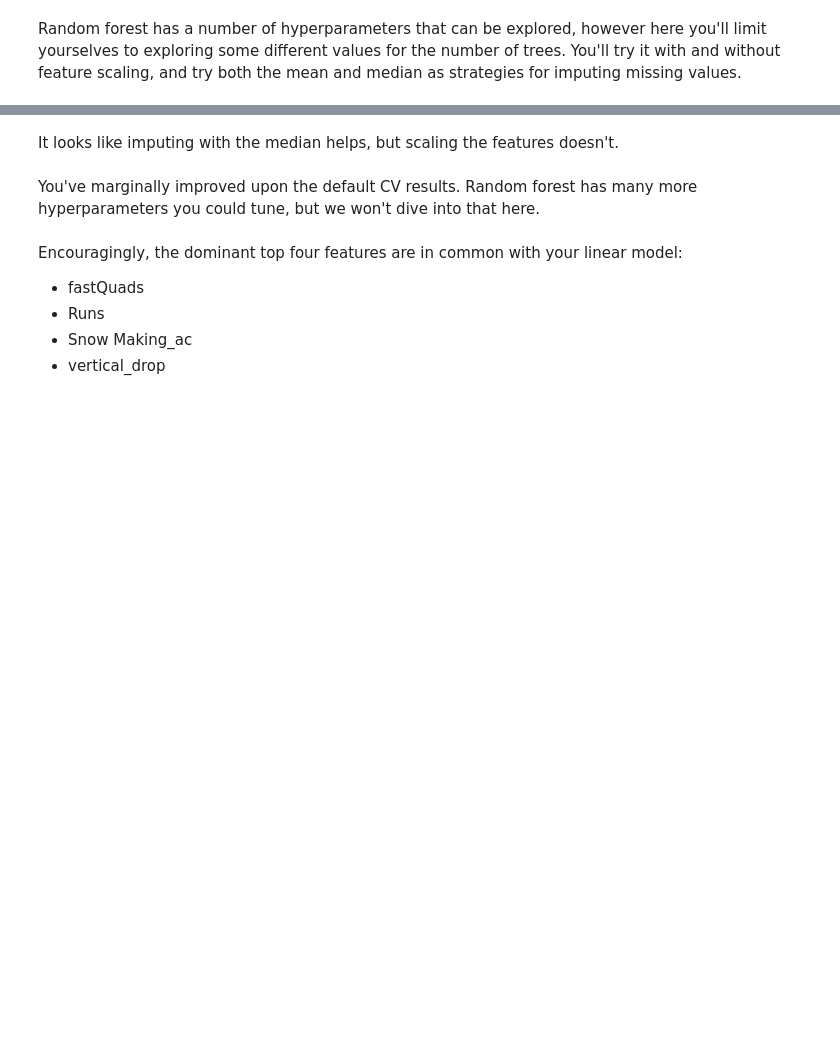
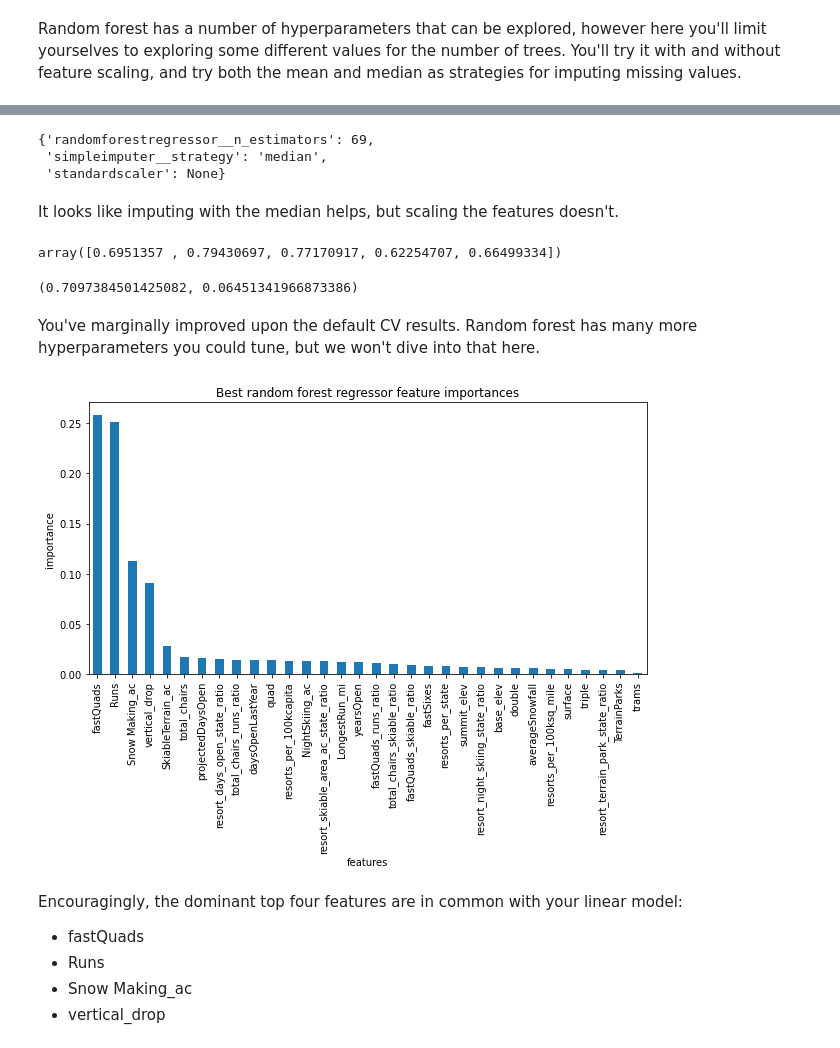
Before and after one commit to naturesbless/DataScienceGuidedCapstone, a Jupyter notebook: Notebooks/04_preprocessing_and_training.ipynb, the cells around one changed output, grey strips where cells are left out. Cells and saved outputs as stored; diff of their text form; code cells hidden in the pictures; blank space fills up the shorter version.

```diff
--- a/Notebooks/04_preprocessing_and_training.ipynb
+++ b/Notebooks/04_preprocessing_and_training.ipynb
@@ -938,9 +938,9 @@ Time to stop the bad practice of repeatedly checking performance on the test spl
 #StandardScaler(),
 #and then RandomForestRegressor() with a random state of 47
 RF_pipe = make_pipeline(
-    ___(strategy=___),
-    ___,
-    ___(random_state=___)
+    SimpleImputer(strategy='median'),
+    StandardScaler(),
+    RandomForestRegressor(random_state=47)
 )
 # %% [markdown]
 ### 4.10.2 Fit and assess performance using cross-validation<a id='4.10.2_Fit_and_assess_performance_using_cross-validation'></a>
@@ -971,9 +993,9 @@ grid_params
 #Code task 24#
 #Call `GridSearchCV` with the random forest pipeline, passing in the above `grid_params`
 #dict for parameters to evaluate, 5-fold cross-validation, and all available CPU cores (if desired)
-rf_grid_cv = GridSearchCV(___, param_grid=___, cv=___, n_jobs=-1)
+rf_grid_cv = GridSearchCV(RF_pipe, param_grid=grid_params, cv=5, n_jobs=-1)
 # %%
 #Code task 25#
 #Now call the `GridSearchCV`'s `fit()` method with `X_train` and `y_train` as arguments
 #to actually start the grid search. This may take a minute or two.
-rf_grid_cv.___(___, ___)
+rf_grid_cv.fit(X_train, y_train)
@@ -980,31 +1019,41 @@ rf_grid_cv.___(___, ___)
 # %%
 #Code task 26#
 #Print the best params (`best_params_` attribute) from the grid search
-rf_grid_cv.___
+rf_grid_cv.best_params_
+# %% [output]
+{'randomforestregressor__n_estimators': 69,
+ 'simpleimputer__strategy': 'median',
+ 'standardscaler': None}
 # %% [markdown]
 It looks like imputing with the median helps, but scaling the features doesn't.
 # %%
 rf_best_cv_results = cross_validate(rf_grid_cv.best_estimator_, X_train, y_train, cv=5)
 rf_best_scores = rf_best_cv_results['test_score']
 rf_best_scores
+# %% [output]
+array([0.6951357 , 0.79430697, 0.77170917, 0.62254707, 0.66499334])
 # %%
 np.mean(rf_best_scores), np.std(rf_best_scores)
+# %% [output]
+(0.7097384501425082, 0.06451341966873386)
 # %% [markdown]
 You've marginally improved upon the default CV results. Random forest has many more hyperparameters you could tune, but we won't dive into that here.
 # %%
 #Code task 27#
 #Plot a barplot of the random forest's feature importances,
 #assigning the `feature_importances_` attribute of
 #`rf_grid_cv.best_estimator_.named_steps.randomforestregressor` to the name `imps` to then
 #create a pandas Series object of the feature importances, with the index given by the
 #training data column names, sorting the values in descending order
 plt.subplots(figsize=(10, 5))
-imps = rf_grid_cv.best_estimator_.named_steps.randomforestregressor.___
-rf_feat_imps = pd.Series(___, index=X_train.columns).sort_values(ascending=False)
+imps = rf_grid_cv.best_estimator_.named_steps.randomforestregressor.feature_importances_
+rf_feat_imps = pd.Series(imps, index=X_train.columns).sort_values(ascending=False)
 rf_feat_imps.plot(kind='bar')
 plt.xlabel('features')
 plt.ylabel('importance')
 plt.title('Best random forest regressor feature importances');
+# %% [output]
+[figure, added]
 # %% [markdown]
 Encouragingly, the dominant top four features are in common with your linear model:
 * fastQuads
```
Also changed, not shown: parts of 5 cells of this notebook.
